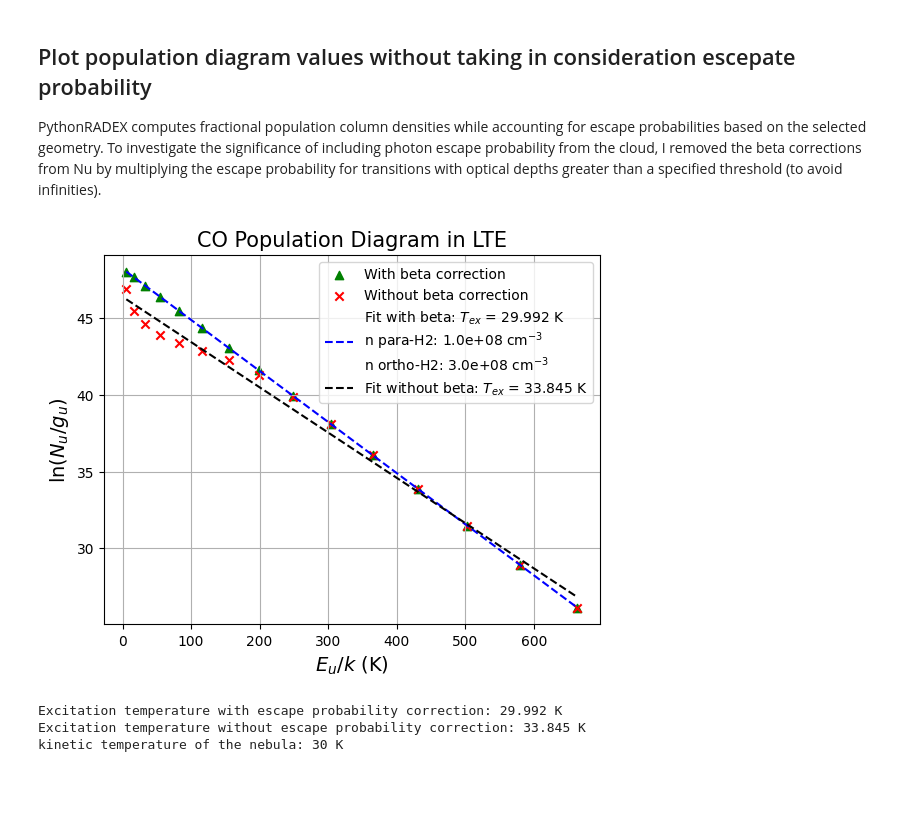
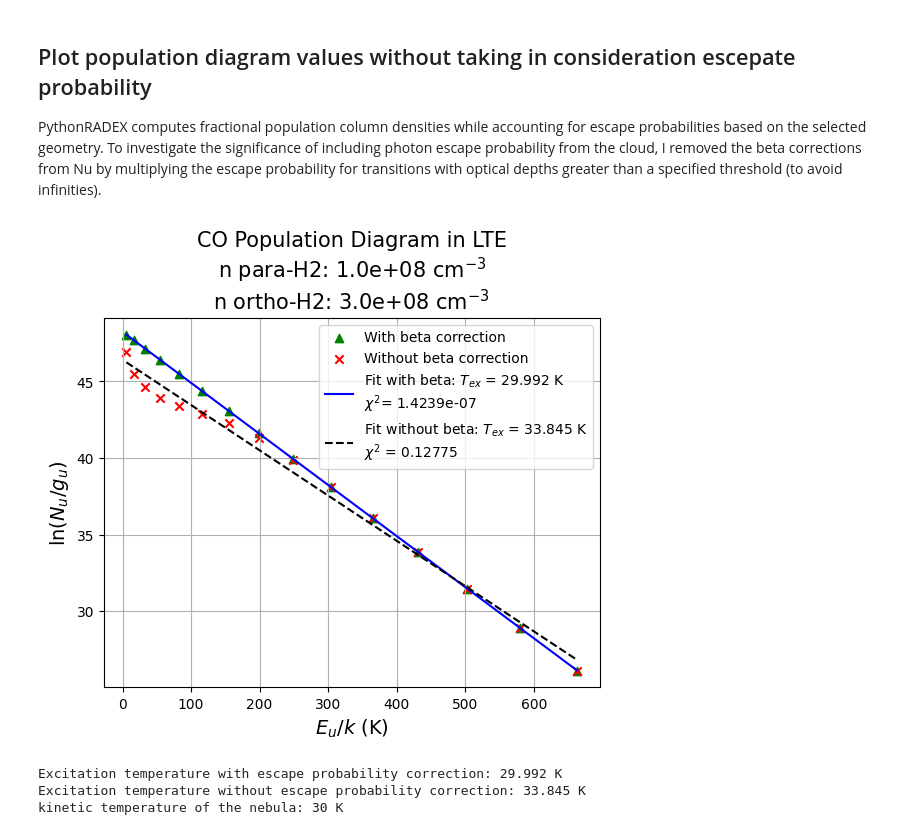
Before and after one commit to aleksej-rodano/phas0052_project, a Jupyter notebook: pythonradex_clean.ipynb, the cells around one changed output. Saved outputs shown, nothing was run; the diff lists cells and outputs as text; code cells hidden in the pictures; blank space fills up the shorter version.

Commit message:
extended list, added chi squared to all fits

```diff
--- a/pythonradex_clean.ipynb
+++ b/pythonradex_clean.ipynb
@@ -738,48 +720,51 @@ plt.scatter(
 )
 plt.xlabel(r"$E_u/k$ (K)", fontsize=14)
 plt.ylabel(r"$\ln(N_u/ g_u)$", fontsize=14)
-plt.title("CO Population Diagram in LTE", fontsize=15)
+plt.title(
+    f"CO Population Diagram in LTE\nn para-H2: {para_h2_density:.1e} cm$^{{-3}}$\nn ortho-H2: {ortho_h2_density:.1e} cm$^{{-3}}$",
+    fontsize=15,
+)
 
 # Fit a straight line to estimate T_ex with beta correction
 fit_beta = np.polyfit(EuCo, np.log(NuCo / gCO), 1)
 Tex_beta = -1 / fit_beta[0]  # Rotational temperature from slope
 
-
 # Fit a straight line to estimate T_ex without beta correction
 fit_no_beta = np.polyfit(EuCo, y_values_LTE_noBETA, 1)
 Tex_no_beta = -1 / fit_no_beta[0]  # Rotational temperature from slope
-
 
 # Plot the best-fit line with beta correction
 x_fit_LTE = np.linspace(min(EuCo), max(EuCo), 100)
 y_fit_LTE = fit_beta[0] * x_fit_LTE + fit_beta[1]
 
 # Plot the best-fit line without beta correction
 y_fit_no_beta = fit_no_beta[0] * x_fit_LTE + fit_no_beta[1]
 
+# Calculate chi-squared for both fits
+chi_squared_beta = np.sum(((np.log(NuCo / gCO) - (fit_beta[0] * EuCo + fit_beta[1])) ** 2) / (np.log(NuCo / gCO)))
+chi_squared_no_beta = np.sum(((y_values_LTE_noBETA - (fit_no_beta[0] * EuCo + fit_no_beta[1])) ** 2) / y_values_LTE_noBETA)
+
 plt.plot(
     x_fit_LTE,
     y_fit_LTE,
-    linestyle="--",
+    linestyle="-",
     color="blue",
-    label=(
-        f"Fit with beta: $T_{{ex}}$ = {Tex_beta:.5g} K\nn para-H2: {para_h2_density:.1e} cm$^{{-3}}$\nn ortho-H2: {ortho_h2_density:.1e} cm$^{{-3}}$"
-    ),
+    label=(f"Fit with beta: $T_{{ex}}$ = {Tex_beta:.5g} K\n$\chi^2$= {chi_squared_beta:.5g}"),
 )
 
 plt.plot(
     x_fit_LTE,
     y_fit_no_beta,
     linestyle="--",
     color="black",
-    label=(f"Fit without beta: $T_{{ex}}$ = {Tex_no_beta:.5g} K"),
+    label=(f"Fit without beta: $T_{{ex}}$ = {Tex_no_beta:.5g} K\n$\chi^2$ = {chi_squared_no_beta:.5g}"),
 )
 
 plt.legend()
 ax.grid()
 plt.show()
 # %% [output]
-[figure, old version]
+[figure, new version]
 # %%
 print(f"Excitation temperature with escape probability correction: {Tex_beta:.5g} K")
 print(f"Excitation temperature without escape probability correction: {Tex_no_beta:.5g} K")
```
Also changed, not shown: parts of 12 cells of this notebook.
